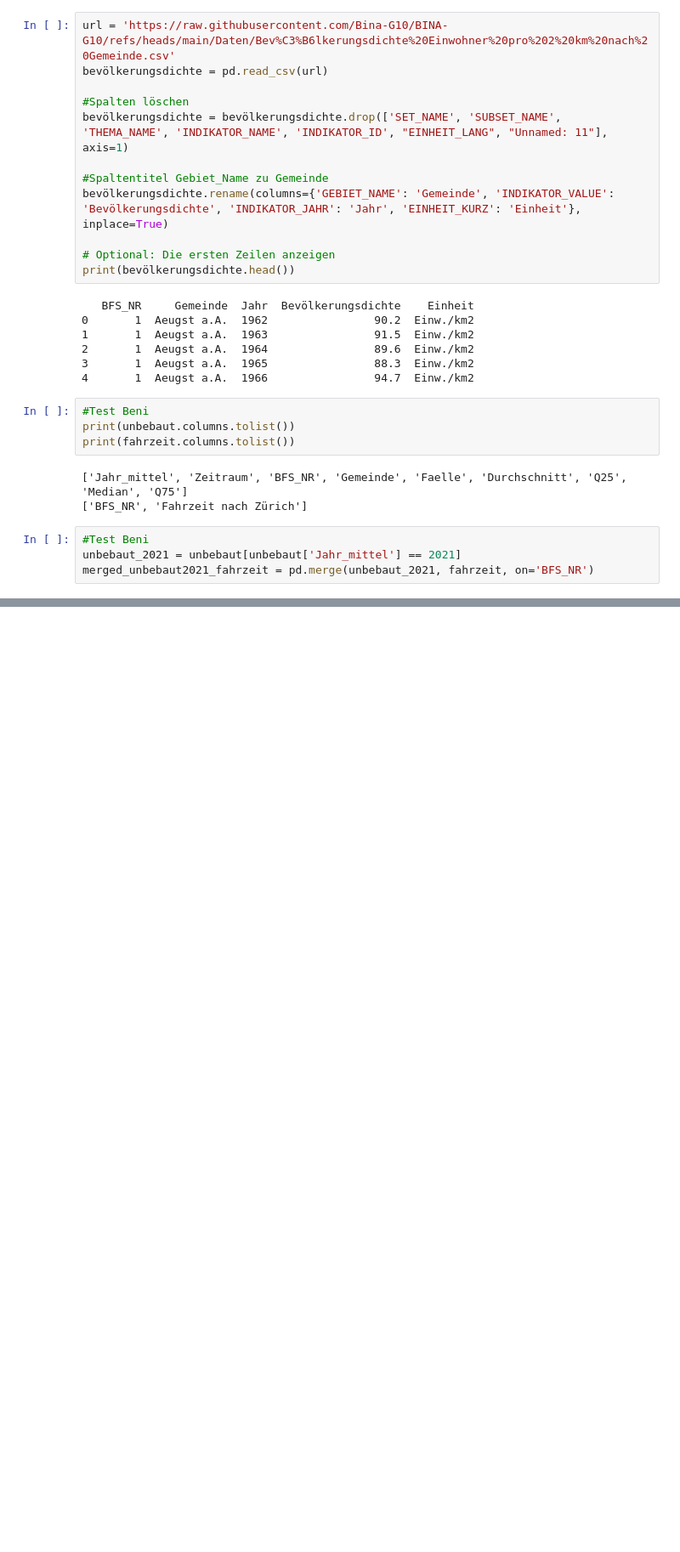
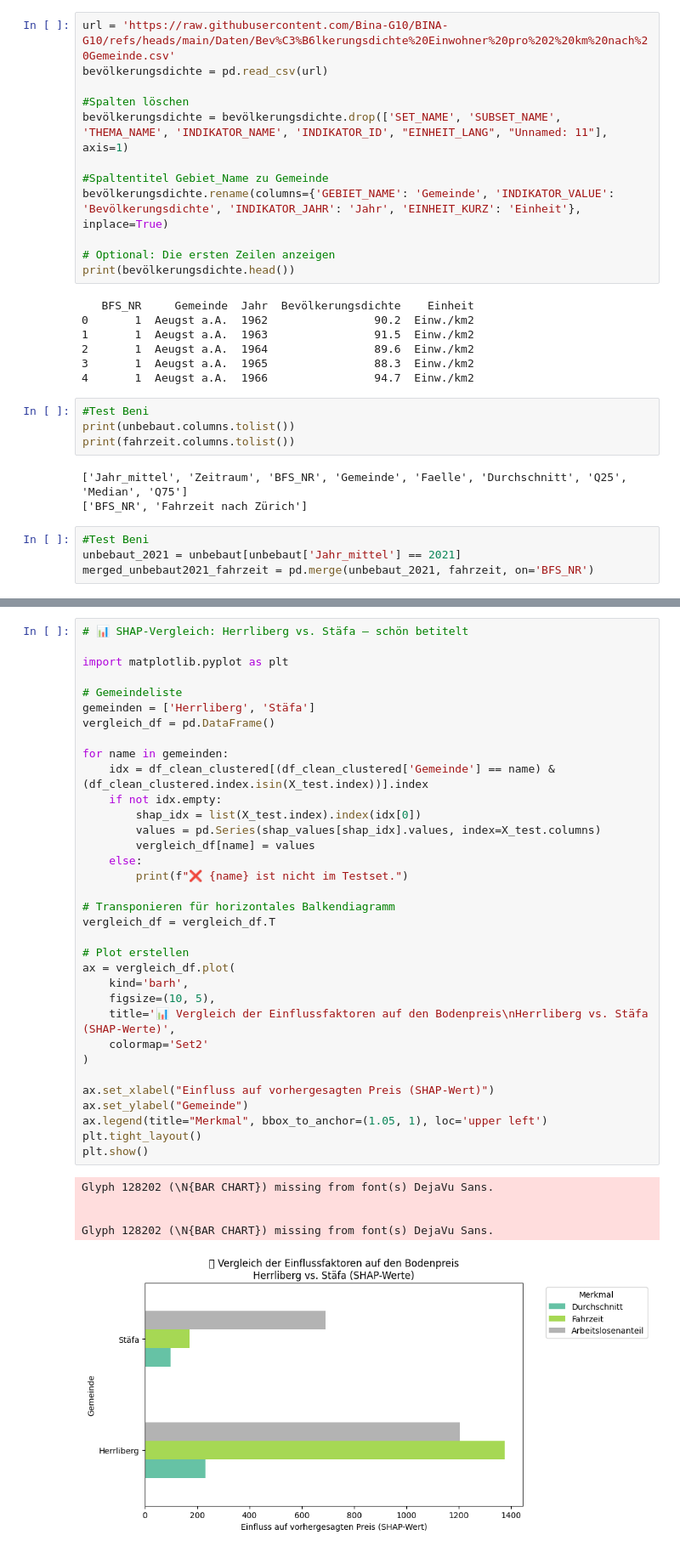
Before and after one commit to Bina-G10/BINA-G10, a Jupyter notebook: bina_gruppe10.ipynb, the cells around one changed output, grey strips where cells are left out. Shown at 85% size. Drawn from its saved outputs; the diff is of its cells as text; blank space fills up the shorter version.

```diff
--- a/bina_gruppe10.ipynb
+++ b/bina_gruppe10.ipynb
@@ -461,0 +948,40 @@ fig.show()
+# %%
+# 📊 SHAP-Vergleich: Herrliberg vs. Stäfa – schön betitelt
+
+import matplotlib.pyplot as plt
+
+# Gemeindeliste
+gemeinden = ['Herrliberg', 'Stäfa']
+vergleich_df = pd.DataFrame()
+
+for name in gemeinden:
+    idx = df_clean_clustered[(df_clean_clustered['Gemeinde'] == name) & (df_clean_clustered.index.isin(X_test.index))].index
+    if not idx.empty:
+        shap_idx = list(X_test.index).index(idx[0])
+        values = pd.Series(shap_values[shap_idx].values, index=X_test.columns)
+        vergleich_df[name] = values
+    else:
+        print(f"❌ {name} ist nicht im Testset.")
+
+# Transponieren für horizontales Balkendiagramm
+vergleich_df = vergleich_df.T
+
+# Plot erstellen
+ax = vergleich_df.plot(
+    kind='barh',
+    figsize=(10, 5),
+    title='📊 Vergleich der Einflussfaktoren auf den Bodenpreis\nHerrliberg vs. Stäfa (SHAP-Werte)',
+    colormap='Set2'
+)
+
+ax.set_xlabel("Einfluss auf vorhergesagten Preis (SHAP-Wert)")
+ax.set_ylabel("Gemeinde")
+ax.legend(title="Merkmal", bbox_to_anchor=(1.05, 1), loc='upper left')
+plt.tight_layout()
+plt.show()
+# %% [output]
+Glyph 128202 (\N{BAR CHART}) missing from font(s) DejaVu Sans.
+
+
+Glyph 128202 (\N{BAR CHART}) missing from font(s) DejaVu Sans.
+[figure, added]
```
Also changed, not shown: parts of 41 cells of this notebook.
